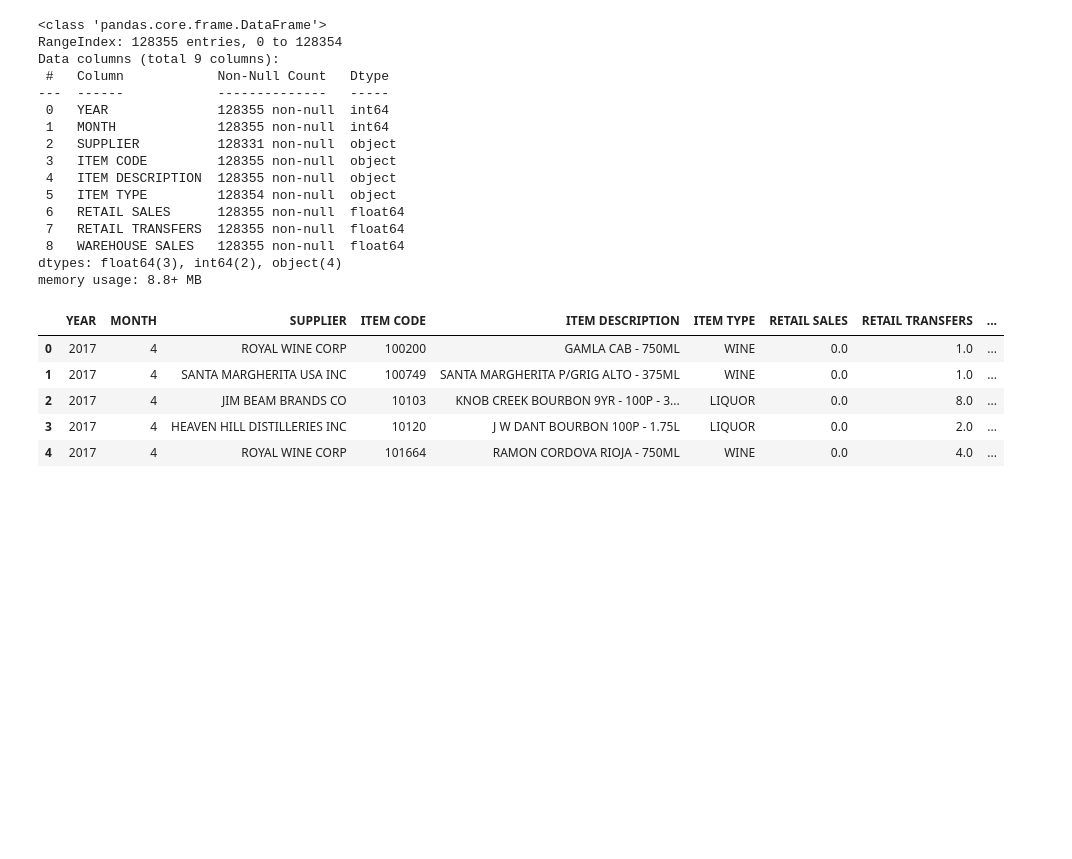
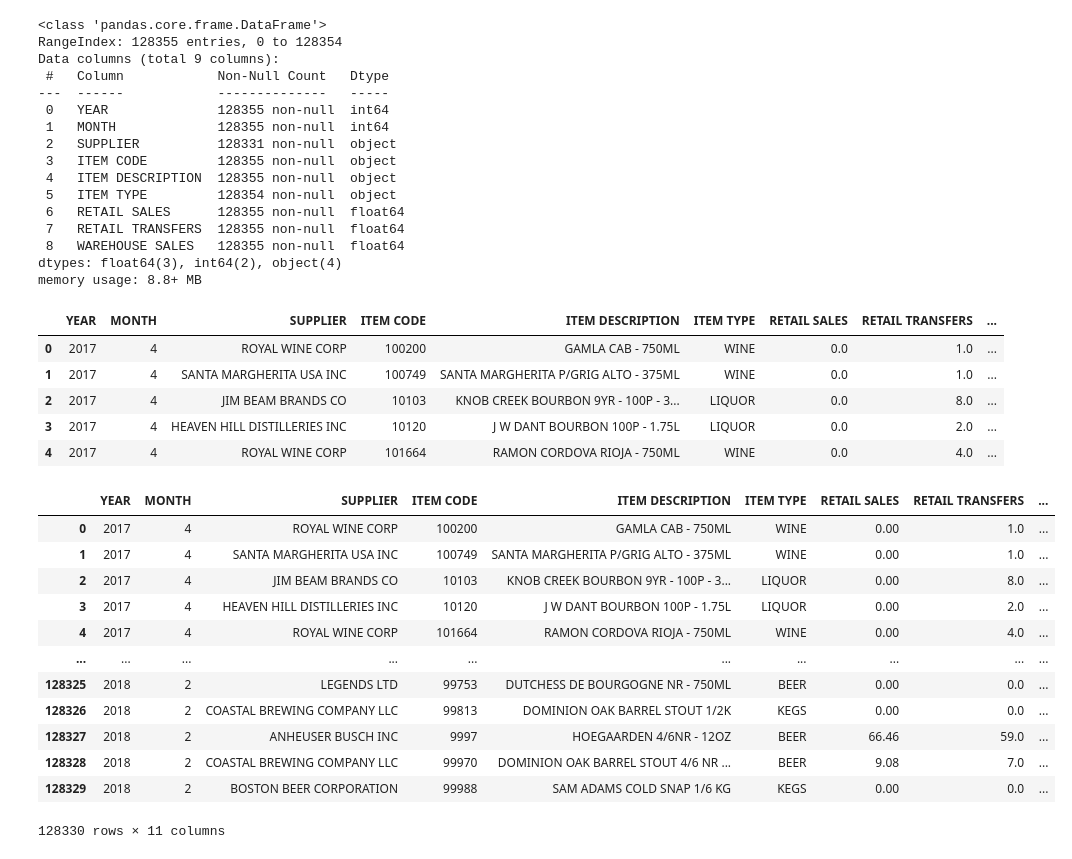
Before and after one commit to jannisz/times_series_1, a Jupyter notebook: note2.ipynb, the cells around one changed output. Saved outputs shown, nothing was run; the diff lists cells and outputs as text; code cells hidden in the pictures; blank space fills up the shorter version.

Commit message:
Note2 added models

```diff
--- a/note2.ipynb
+++ b/note2.ipynb
@@ -5,3 +16,30 @@ import matplotlib
 og_data = pd.read_csv(r'data/Warehouse_and_Retail_Sales.csv')
+# %%
+## Functions
+
+def get_season(month):
+    if month in [12, 1, 2]:
+        return 'Winter'
+    elif month in [3, 4, 5]:
+        return 'Spring'
+    elif month in [6, 7, 8]:
+        return 'Summer'
+    elif month in [9, 10, 11]:
+        return 'Autumn'
+
+def onehoencon(model_df):
+    ohe = OneHotEncoder()
+    df_numerical = model_df.select_dtypes(include='number')
+    df_features = model_df.select_dtypes(include='object')
+    #print(df_features)
+    feature_array = ohe.fit_transform(df_features).toarray() #One-hot enconding
+    #print(feature_array.shape)
+    cat_features = pd.DataFrame(feature_array, columns=ohe.get_feature_names_out()) #Get columns names in the df
+    print(cat_features.info())
+    print(df_numerical.info())
+    #print(ohe.get_feature_names_out())
+    ohe_df = pd.concat([cat_features, df_numerical], axis = 1) # Concatenate with numerical
+    #print(ohe_df)
+    return ohe_df
 # %%
 og_data.info()
@@ -29,3 +67,30 @@ memory usage: 8.8+ MB
 | 2 | 2017 | 4 | JIM BEAM BRANDS CO | 10103 | KNOB CREEK BOURBON 9YR - 100P - 3... | LIQUOR | 0.0 | 8.0 | ... |
 | 3 | 2017 | 4 | HEAVEN HILL DISTILLERIES INC | 10120 | J W DANT BOURBON 100P - 1.75L | LIQUOR | 0.0 | 2.0 | ... |
 | 4 | 2017 | 4 | ROYAL WINE CORP | 101664 | RAMON CORDOVA RIOJA - 750ML | WINE | 0.0 | 4.0 | ... |
+# %%
+og_data.dropna(inplace= True)
+og_data =og_data.reset_index(drop=True)
+# %%
+#Feature engineering quarter and season
+df1 = og_data
+
+# We use floor function to get quarter
+df1['QUARTER']= (df1['MONTH'] - 1) // 3 + 1
+# We use the function get_season and apply
+df1['SEASON']= df1['MONTH'].apply(get_season)
+
+df1
+# %% [output]
+|  | YEAR | MONTH | SUPPLIER | ITEM CODE | ITEM DESCRIPTION | ITEM TYPE | RETAIL SALES | RETAIL TRANSFERS | ... |
+| 0 | 2017 | 4 | ROYAL WINE CORP | 100200 | GAMLA CAB - 750ML | WINE | 0.00 | 1.0 | ... |
+| 1 | 2017 | 4 | SANTA MARGHERITA USA INC | 100749 | SANTA MARGHERITA P/GRIG ALTO - 375ML | WINE | 0.00 | 1.0 | ... |
+| 2 | 2017 | 4 | JIM BEAM BRANDS CO | 10103 | KNOB CREEK BOURBON 9YR - 100P - 3... | LIQUOR | 0.00 | 8.0 | ... |
+| 3 | 2017 | 4 | HEAVEN HILL DISTILLERIES INC | 10120 | J W DANT BOURBON 100P - 1.75L | LIQUOR | 0.00 | 2.0 | ... |
+| 4 | 2017 | 4 | ROYAL WINE CORP | 101664 | RAMON CORDOVA RIOJA - 750ML | WINE | 0.00 | 4.0 | ... |
+| ... | ... | ... | ... | ... | ... | ... | ... | ... | ... |
+| 128325 | 2018 | 2 | LEGENDS LTD | 99753 | DUTCHESS DE BOURGOGNE NR - 750ML | BEER | 0.00 | 0.0 | ... |
+| 128326 | 2018 | 2 | COASTAL BREWING COMPANY LLC | 99813 | DOMINION OAK BARREL STOUT 1/2K | KEGS | 0.00 | 0.0 | ... |
+| 128327 | 2018 | 2 | ANHEUSER BUSCH INC | 9997 | HOEGAARDEN 4/6NR - 12OZ | BEER | 66.46 | 59.0 | ... |
+| 128328 | 2018 | 2 | COASTAL BREWING COMPANY LLC | 99970 | DOMINION OAK BARREL STOUT 4/6 NR ... | BEER | 9.08 | 7.0 | ... |
+| 128329 | 2018 | 2 | BOSTON BEER CORPORATION | 99988 | SAM ADAMS COLD SNAP 1/6 KG | KEGS | 0.00 | 0.0 | ... |
+128330 rows × 11 columns
```
Also changed, not shown: parts of 22 cells of this notebook.
